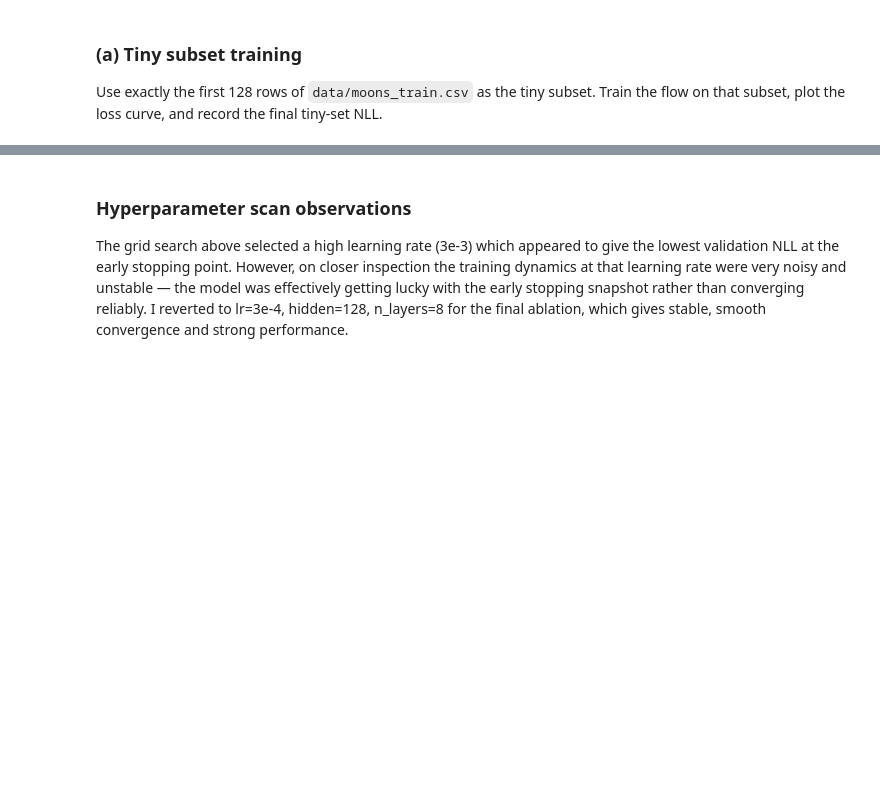
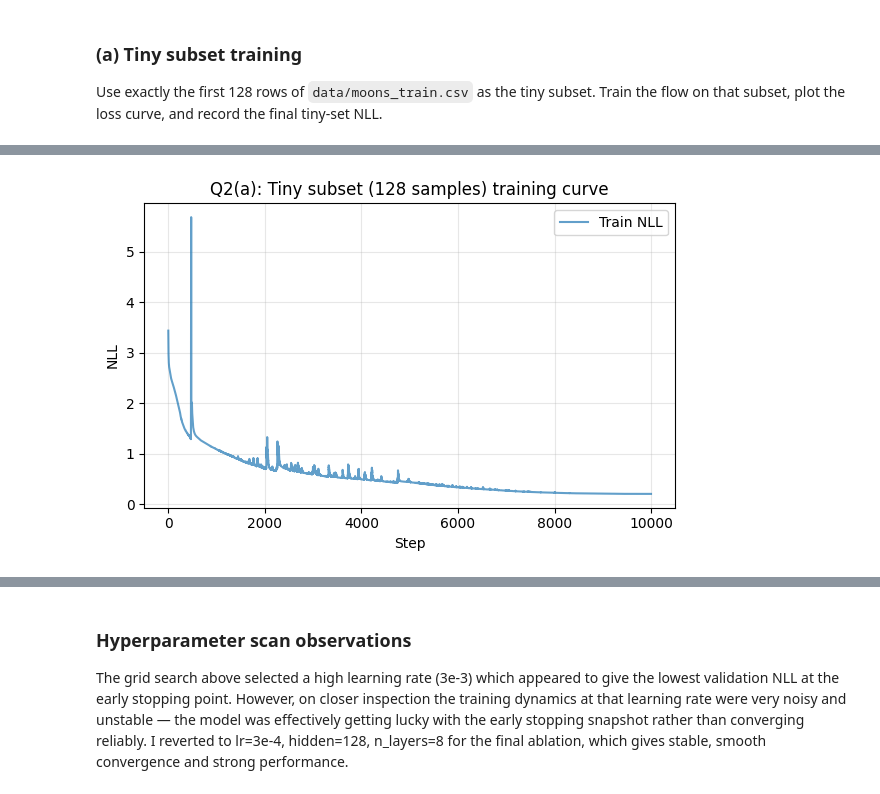
Before and after one commit to rowan-dauria/m2-coursework, a Jupyter notebook: coursework.ipynb, the cells around one changed output, grey strips where cells are left out. Cells and saved outputs as stored; diff of their text form; code cells hidden in the pictures; blank space fills up the shorter version.

```diff
--- a/coursework.ipynb
+++ b/coursework.ipynb
@@ -201,0 +190,13 @@ Final tiny-set NLL: 0.5028
+# %%
+tiny_result2 = train_flow(
+    Flow(dim=N_DIM, hidden=N_HIDDEN, n_layers=N_LAYERS),
+    x_tiny,
+    x_val,
+    n_steps=N_STEPS,
+    lr=LR,
+    grad_clip_norm=None,
+    use_cosine_schedule=True,
+)
+
+# cosine scheduling with no gradient clipping enables extreme overfitting of the data
+# val los ~= 1000 * train loss
@@ -201,0 +224,4 @@ Final tiny-set NLL: 0.5028
+# %%
+_ = figure2a(tiny_result2["train_losses"])
+# %% [output]
+[figure, added]
```
Also changed, not shown: parts of 32 cells of this notebook, 5 other files.
